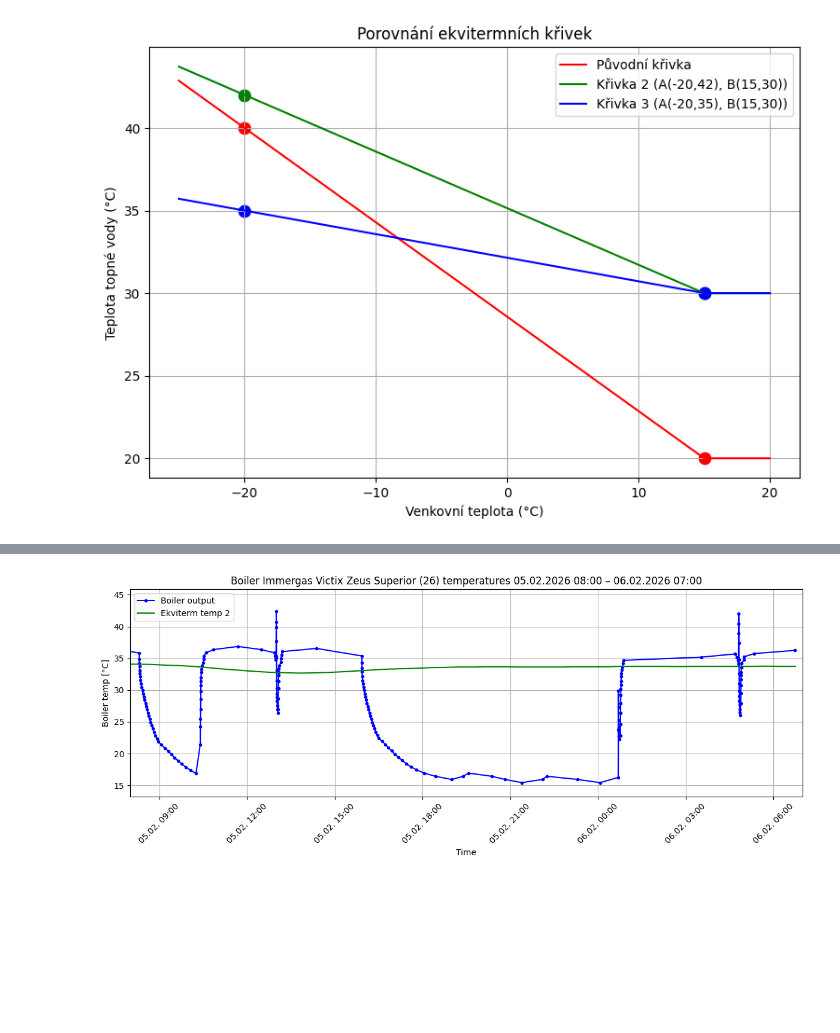
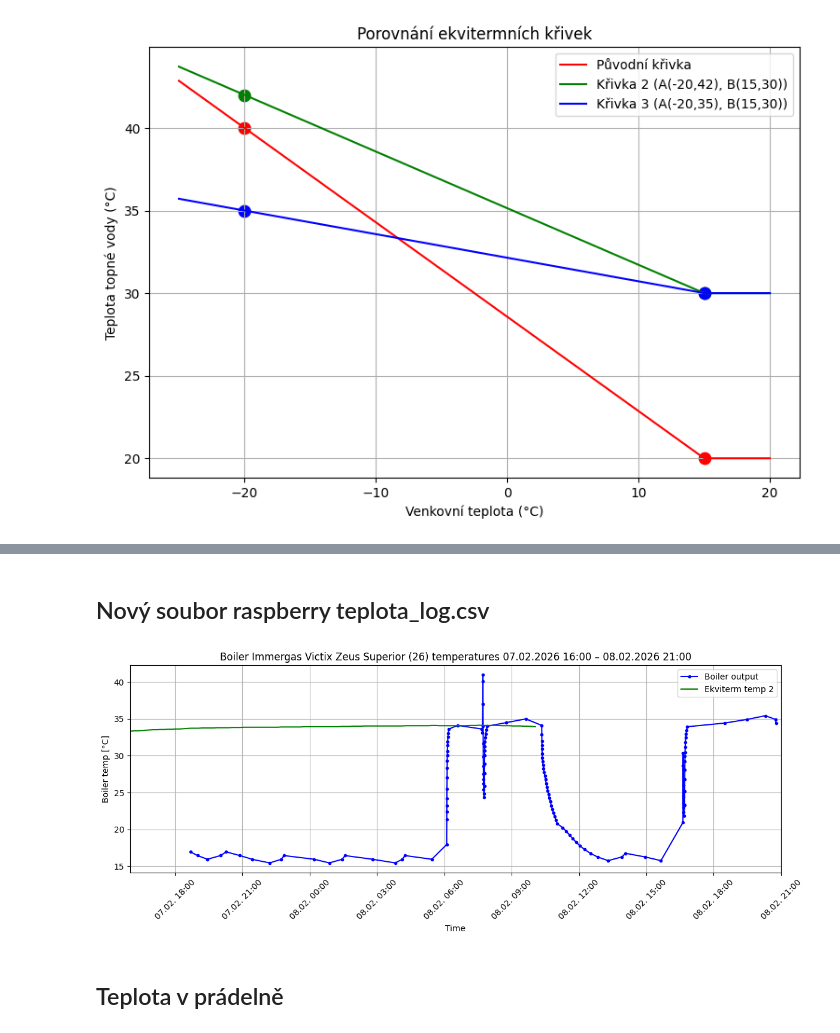
Before and after one commit to MarekCoderslab/Teploty_kotle, a Jupyter notebook: Teplota_kotle.ipynb, the cells around one changed output, grey strips where cells are left out. Saved outputs shown, nothing was run; the diff lists cells and outputs as text; code cells hidden in the pictures; blank space fills up the shorter version.

```diff
--- a/Teplota_kotle.ipynb
+++ b/Teplota_kotle.ipynb
@@ -25,22 +31,27 @@ df_plot.tail(20)
 # %%
 import pandas as pd
 
-path = "/Users/Marek/Library/Mobile Documents/com~apple~CloudDocs/Documents/GitHub/Teploty_kotle/Weather.csv"
+# Cesta k souboru
+path = "/Users/Marek/Library/Mobile Documents/com~apple~CloudDocs/Documents/GitHub/Teploty_kotle/netatmo_data.csv"
 
-# Přeskočíme prvních 5 řádků, kde nejsou data
-df_netatmo = pd.read_csv(path, skiprows=5)
+# Načtení dat - tentokrát bez skiprows, protože data začínají hned
+df_netatmo = pd.read_csv(path)
 
-# Oprava názvů sloupců
-df_netatmo.columns = ["timestamp", "time_str", "temperature", "humidity", "empty"]
+# Převod sloupce timestamp na skutečný formát datumu a času
+df_netatmo["timestamp"] = pd.to_datetime(df_netatmo["timestamp"])
 
-# Odstranění prázdného sloupce
-df_netatmo = df_netatmo.drop(columns=["empty"])
+# Přejmenování sloupců pro lepší přehlednost (volitelné, názvy už jsou dobré)
+# Pokud ti vyhovují stávající, tento blok můžeš smazat
+df_netatmo.columns = [
+    "time_local",
+    "temp_indoor",
+    "hum_indoor",
+    "co2",
+    "pressure",
+    "temp_outdoor",
+    "hum_outdoor"
+]
 
-# Převod timestamp → datetime
-df_netatmo["time_utc"] = pd.to_datetime(df_netatmo["timestamp"], unit="s")
-
-# Převod textového času → datetime
-df_netatmo["time_local"] = pd.to_datetime(df_netatmo["time_str"])
-
-df_netatmo
+# Ukázka dat
+df_netatmo.tail(10)
 # %% [output]
@@ -130,10 +143,10 @@ def hokejka2(temp_in):
         return 30
 
 # Sloupec Boiler_water
-df_netatmo["Boiler_water"] = df_netatmo["temperature"].apply(hokejka)
+# df_netatmo["Boiler_water"] = df_netatmo["temp_outdoor"].apply(hokejka)
 
 # Nový sloupec Boiler_water_2
-df_netatmo["Boiler_water_2"] = df_netatmo["temperature"].apply(hokejka2)
+df_netatmo["Boiler_water_2"] = df_netatmo["temp_outdoor"].apply(hokejka2)
 
 # Ukázka posledních 10 řádků
 df_netatmo.tail(10)
@@ -190,41 +252,45 @@ plt.show()
+# %% [markdown]
+## Nový soubor raspberry teplota_log.csv
 # %%
 import matplotlib.pyplot as plt
 import matplotlib.dates as mdates
 import pandas as pd
 
 # --- RUČNÍ NASTAVENÍ ČASOVÉHO OKNA ---
-start_time = pd.Timestamp("2026-02-05 8:00:00")
-end_time   = pd.Timestamp("2026-02-06 7:00:00")
+start_time = pd.Timestamp("2026-02-07 16:00:00")
+end_time   = pd.Timestamp("2026-02-08 21:00")
 
 plt.figure(figsize=(12,5))
 ax = plt.gca()
 
 # Kotel
 ax.plot(df["Time"], df["Value"], marker=".", color="blue", label="Boiler output")
 
 # Netatmo – původní křivka
 # ax.plot(df_netatmo["time_local"], df_netatmo["Boiler_water"], color="red", label="Ekviterm temp")
 
 # Netatmo – nová křivka (Boiler_water_2)
 ax.plot(df_netatmo["time_local"], df_netatmo["Boiler_water_2"], color="green", label="Ekviterm temp 2")
 
 # --- APLIKACE ČASOVÉHO OKNA NA GRAF ---
 ax.set_xlim(start_time, end_time)
 
 # Formát osy X
 ax.xaxis.set_major_formatter(mdates.DateFormatter('%d.%m. %H:%M'))
 plt.xticks(rotation=45)
 
 plt.title(f"Boiler Immergas Victix Zeus Superior (26) temperatures {start_time:%d.%m.%Y %H:%M} – {end_time:%d.%m.%Y %H:%M}")
 
 ax.set_xlabel("Time")
 ax.set_ylabel("Boiler temp [°C]")
 plt.grid(True)
 plt.legend()
 plt.tight_layout()
 plt.show()
 # %% [output]
-[figure, old version]
+[figure, new version]
+# %% [markdown]
+## Teplota v prádelně
 # %%
 import pandas as pd
 import matplotlib.pyplot as plt
```
Also changed, not shown: parts of 17 cells of this notebook, 15 other files.
